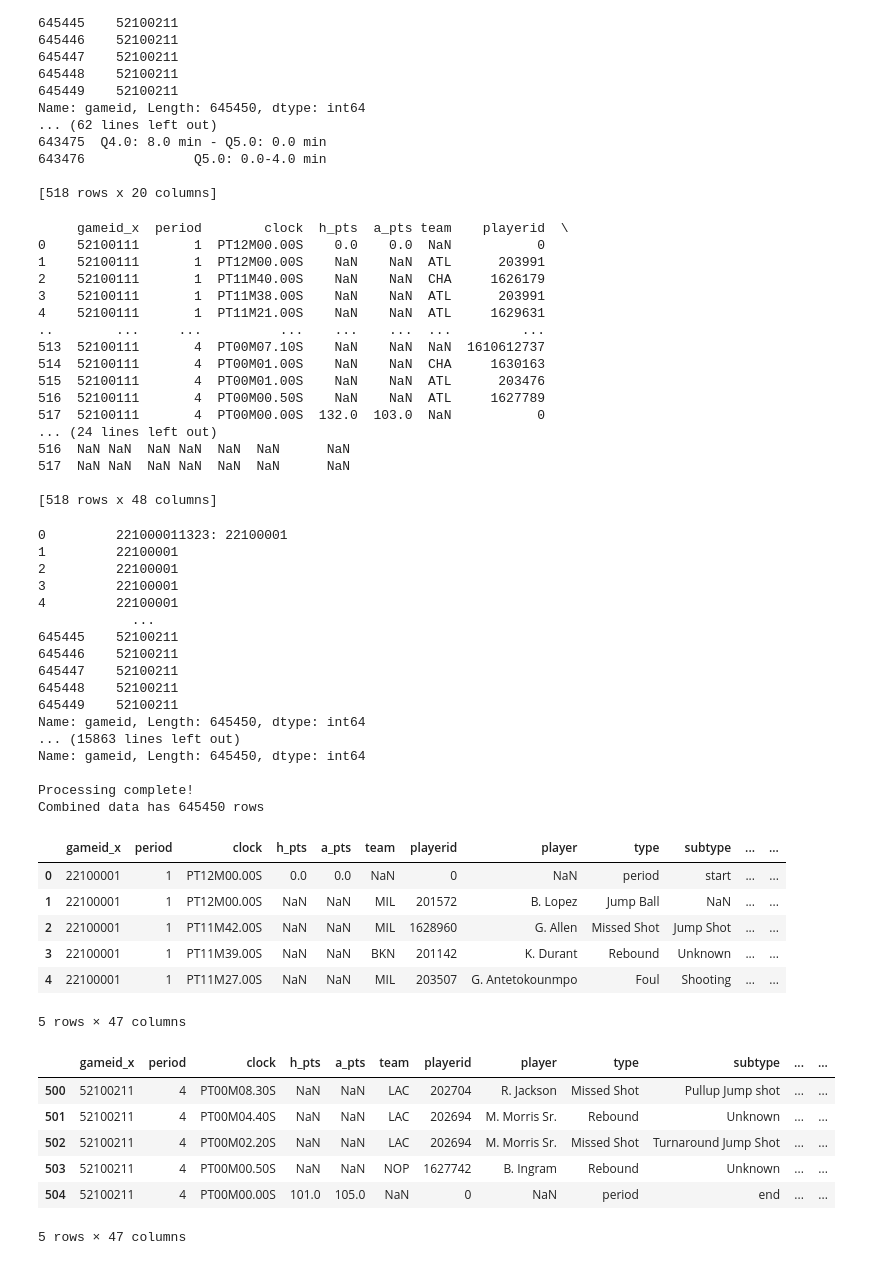
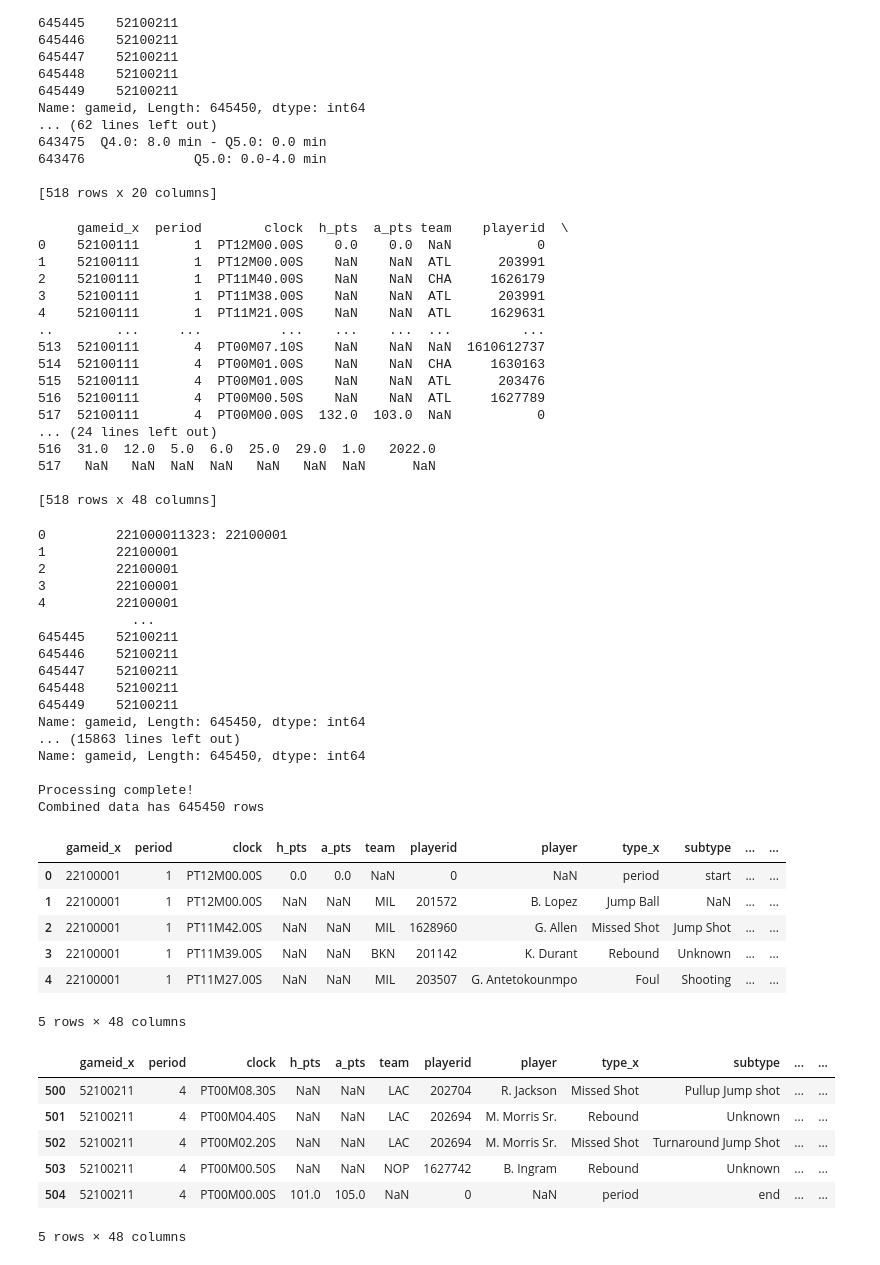
Before and after one commit to RohanChat/nba-mvp, a Jupyter notebook: models/model1/preprocessing.ipynb, the cells around one changed output. Drawn from its saved outputs; the diff is of its cells as text; code cells hidden in the pictures.

```diff
--- a/models/model1/preprocessing.ipynb
+++ b/models/model1/preprocessing.ipynb
@@ -647,9 +647,6 @@ def merge_pbp_with_traditional(game_id, pbp_df, traditional_file):
         print(f"No traditional data found for game {game_id}")
         return
 
-    # Drop the 'type' columns
-    df_traditional_game = df_traditional_game.drop(columns=['type'])
-
     # Merge using a cartesian product approach
     df_merged = pd.merge(pbp_df, df_traditional_game, on='team', how='left')
 
@@ -673,8 +670,8 @@ print(merged_data)
 516  52100111       4  PT00M00.50S    NaN    NaN  ATL     1627789
 517  52100111       4  PT00M00.00S  132.0  103.0  NaN           0
 ... (24 lines left out)
-516  NaN NaN  NaN NaN  NaN  NaN      NaN
-517  NaN NaN  NaN NaN  NaN  NaN      NaN
+516  31.0  12.0  5.0  6.0  25.0  29.0  1.0   2022.0
+517   NaN   NaN  NaN  NaN   NaN   NaN  NaN      NaN
 
 [518 rows x 48 columns]
 # %%
@@ -706,45 +703,45 @@ print("\nProcessing complete!                ")  # Clear the progress line
 if all_merged_data:
     # Combine all DataFrames into a single DataFrame
     combined_data = pd.concat(all_merged_data)
     print(f"Combined data has {len(combined_data)} rows")
 
     # Save the data to a csv file
-    combined_data.to_csv("merged_pbp_with_traditional.csv", index=False)
+    combined_data.to_csv("merged_pbp_with_traditional_2022.csv", index=False)
 
     # Print sample data
     display(combined_data.head())
     display(combined_data.tail())
 else:
     print("No data was processed successfully. Check the errors above.")
 # %% [output]
 0         221000011323: 22100001
 1         22100001
 2         22100001
 3         22100001
 4         22100001
             ...
 645445    52100211
 645446    52100211
 645447    52100211
 645448    52100211
 645449    52100211
 Name: gameid, Length: 645450, dtype: int64
 ... (15863 lines left out)
 Name: gameid, Length: 645450, dtype: int64
 
 Processing complete!
 Combined data has 645450 rows
-|  | gameid_x | period | clock | h_pts | a_pts | team | playerid | player | type | subtype | ... | ... |
+|  | gameid_x | period | clock | h_pts | a_pts | team | playerid | player | type_x | subtype | ... | ... |
 | 0 | 22100001 | 1 | PT12M00.00S | 0.0 | 0.0 | NaN | 0 | NaN | period | start | ... | ... |
 | 1 | 22100001 | 1 | PT12M00.00S | NaN | NaN | MIL | 201572 | B. Lopez | Jump Ball | NaN | ... | ... |
 | 2 | 22100001 | 1 | PT11M42.00S | NaN | NaN | MIL | 1628960 | G. Allen | Missed Shot | Jump Shot | ... | ... |
 | 3 | 22100001 | 1 | PT11M39.00S | NaN | NaN | BKN | 201142 | K. Durant | Rebound | Unknown | ... | ... |
 | 4 | 22100001 | 1 | PT11M27.00S | NaN | NaN | MIL | 203507 | G. Antetokounmpo | Foul | Shooting | ... | ... |
-5 rows × 47 columns
+5 rows × 48 columns
-|  | gameid_x | period | clock | h_pts | a_pts | team | playerid | player | type | subtype | ... | ... |
+|  | gameid_x | period | clock | h_pts | a_pts | team | playerid | player | type_x | subtype | ... | ... |
 | 500 | 52100211 | 4 | PT00M08.30S | NaN | NaN | LAC | 202704 | R. Jackson | Missed Shot | Pullup Jump shot | ... | ... |
 | 501 | 52100211 | 4 | PT00M04.40S | NaN | NaN | LAC | 202694 | M. Morris Sr. | Rebound | Unknown | ... | ... |
 | 502 | 52100211 | 4 | PT00M02.20S | NaN | NaN | LAC | 202694 | M. Morris Sr. | Missed Shot | Turnaround Jump Shot | ... | ... |
 | 503 | 52100211 | 4 | PT00M00.50S | NaN | NaN | NOP | 1627742 | B. Ingram | Rebound | Unknown | ... | ... |
 | 504 | 52100211 | 4 | PT00M00.00S | 101.0 | 105.0 | NaN | 0 | NaN | period | end | ... | ... |
-5 rows × 47 columns
+5 rows × 48 columns
```
Also changed, not shown: parts of 1 cell of this notebook, 2 other files.
